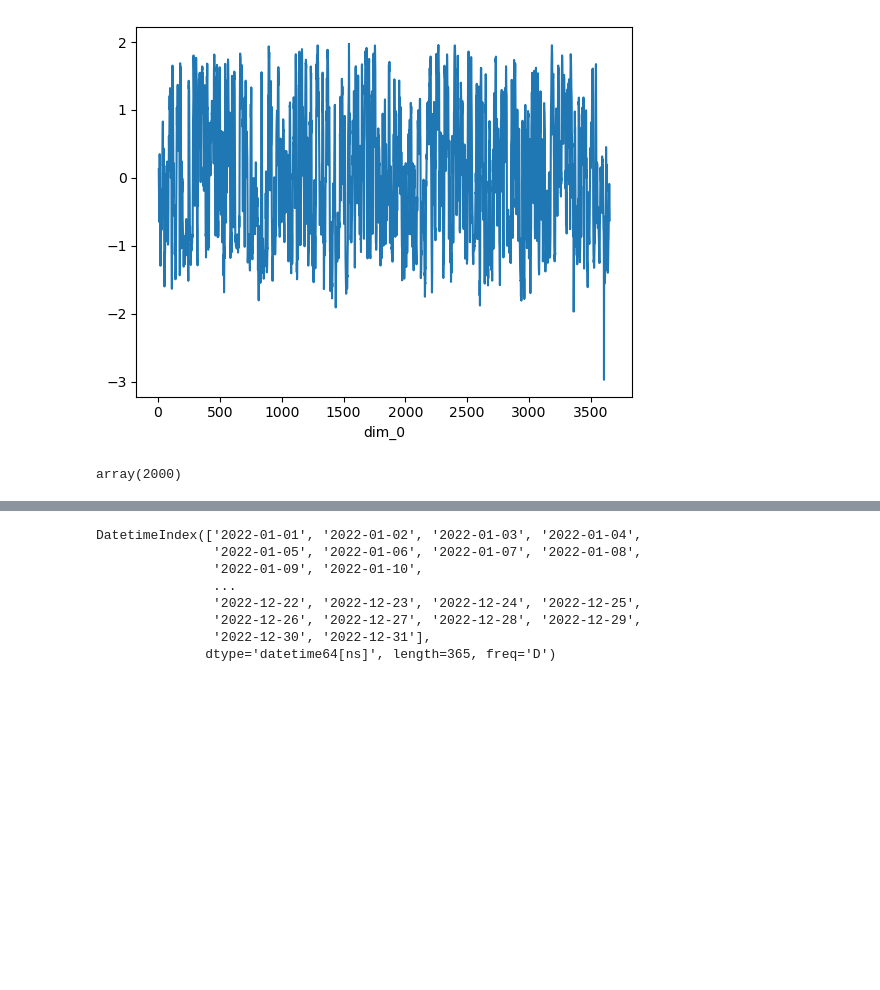
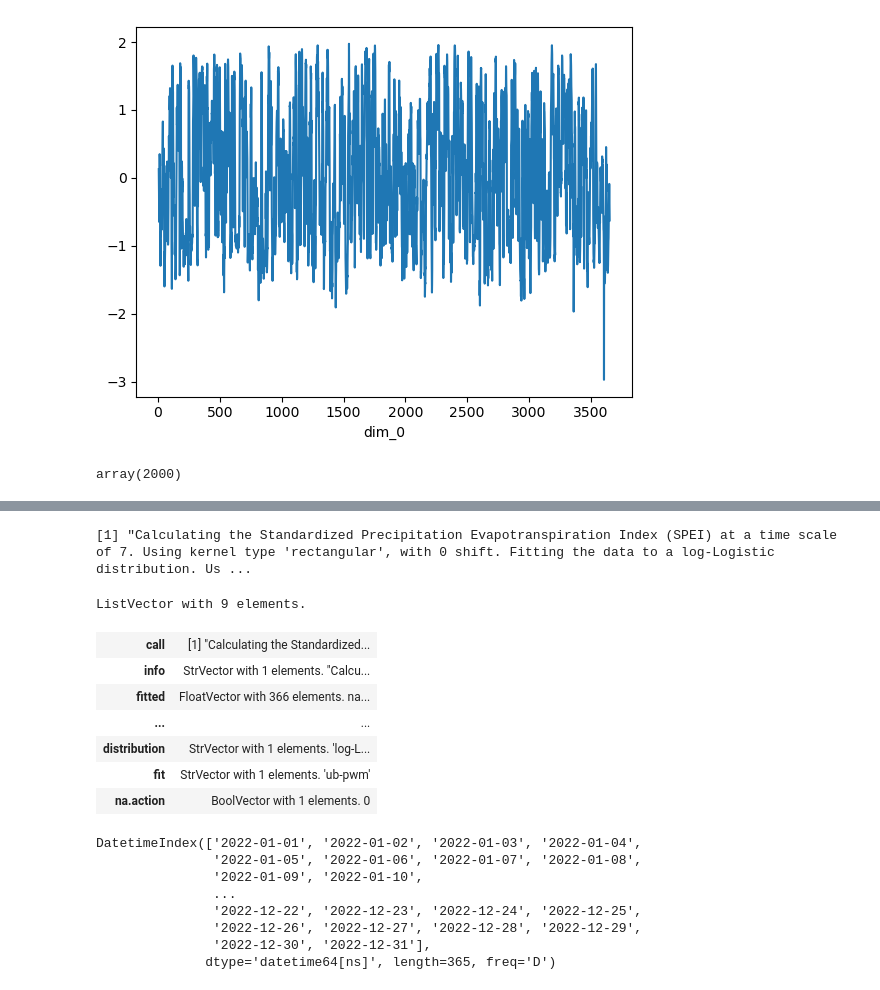
Before and after one commit to lmuntjewerf/flash_droughts, a Jupyter notebook: index_definitions/oud/index_calculations_explore.ipynb, the cells around one changed output, grey strips where cells are left out. Drawn from its saved outputs; the diff is of its cells as text; code cells hidden in the pictures; blank space fills up the shorter version.

```diff
--- a/index_definitions/index_calculations.ipynb
+++ b/index_definitions/oud/index_calculations_explore.ipynb
@@ -263,3 +284,21 @@ times = pd.date_range('2022-01-01', periods=365, freq='D')
+# %%
+r_da = r_time_series(robjects.FloatVector(da), start = robjects.IntVector([da.time.dt.year[0].values, da.time.dt.month[0].values]), frequency = 366)
+# %%
+r_spei_function = robjects.r['spei']
+r_standardized_index = r_spei_function(r_da, scale=7, na_rm=False, distribution='log-Logistic',verbose=True)
+# %% [output]
+[1] "Calculating the Standardized Precipitation Evapotranspiration Index (SPEI) at a time scale of 7. Using kernel type 'rectangular', with 0 shift. Fitting the data to a log-Logistic distribution. Us ...
+# %%
+r_standardized_index
+# %% [output]
+ListVector with 9 elements.
+| call | [1] "Calculating the Standardized... |
+| info | StrVector with 1 elements. "Calcu... |
+| fitted | FloatVector with 366 elements. na... |
+| ... | ... |
+| distribution | StrVector with 1 elements. 'log-L... |
+| fit | StrVector with 1 elements. 'ub-pwm' |
+| na.action | BoolVector with 1 elements. 0 |
 # %%
 times
 # %% [output]
```
Also changed, not shown: parts of 17 cells of this notebook, 9 other files.
